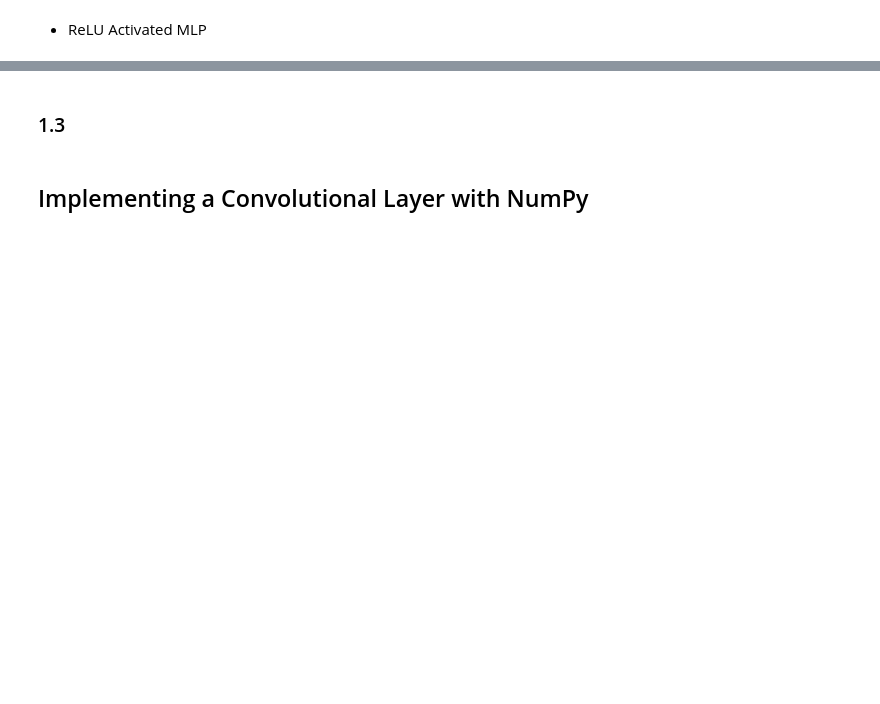
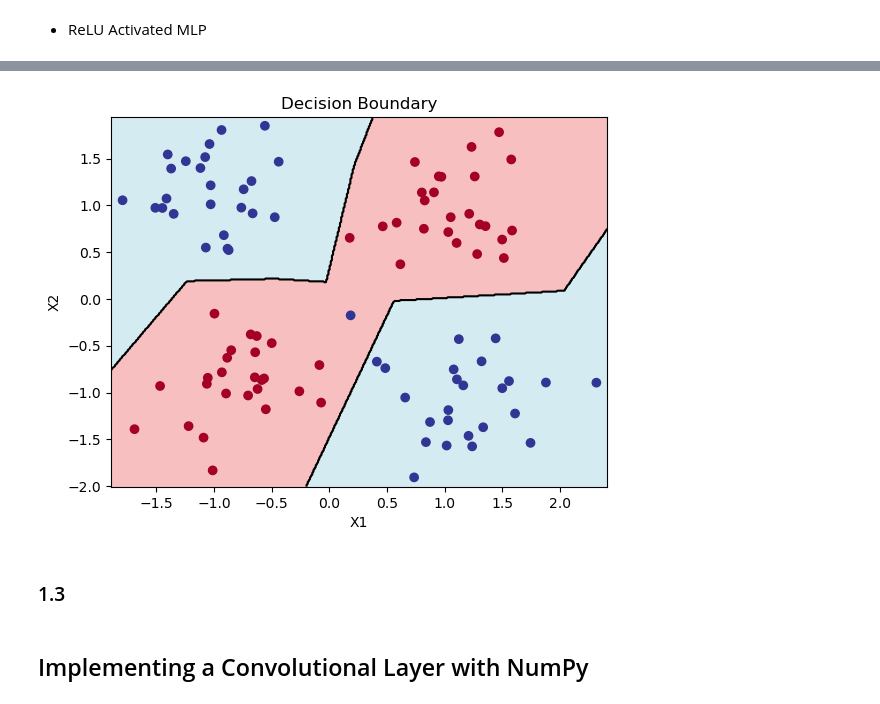
Before and after one commit to ahmetakman/EE449_homeworks, a Jupyter notebook: hw1/hw1.ipynb, the cells around one changed output, grey strips where cells are left out. Drawn from its saved outputs; the diff is of its cells as text; code cells hidden in the pictures; blank space fills up the shorter version.

```diff
--- a/hw1/hw1.ipynb
+++ b/hw1/hw1.ipynb
@@ -249,7 +282,7 @@ x_train, y_train, x_val, y_val = part1CreateDataset(train_samples=1000, val_samp
 input_size = 2
 hidden_size = 4
 output_size = 1
-learning_rate = 0.00001
+learning_rate = learning__rate_for_all_activation_functions
 # Create neural network
 nn = MLP_ReLU(input_size, hidden_size, output_size)
 # Train the neural network
@@ -271,3 +304,4 @@ print(f'{np.mean(y_predict==y_val)*100} % of test examples classified correctly.
 
 
 part1PlotBoundary(x_val, y_val, nn)
+# %% [output]
@@ -274,3 +319,4 @@ part1PlotBoundary(x_val, y_val, nn)
+[figure, added]
 # %% [markdown]
 ### 1.3
 # %% [markdown]
```
Also changed, not shown: parts of 16 cells of this notebook, 27 other files.
